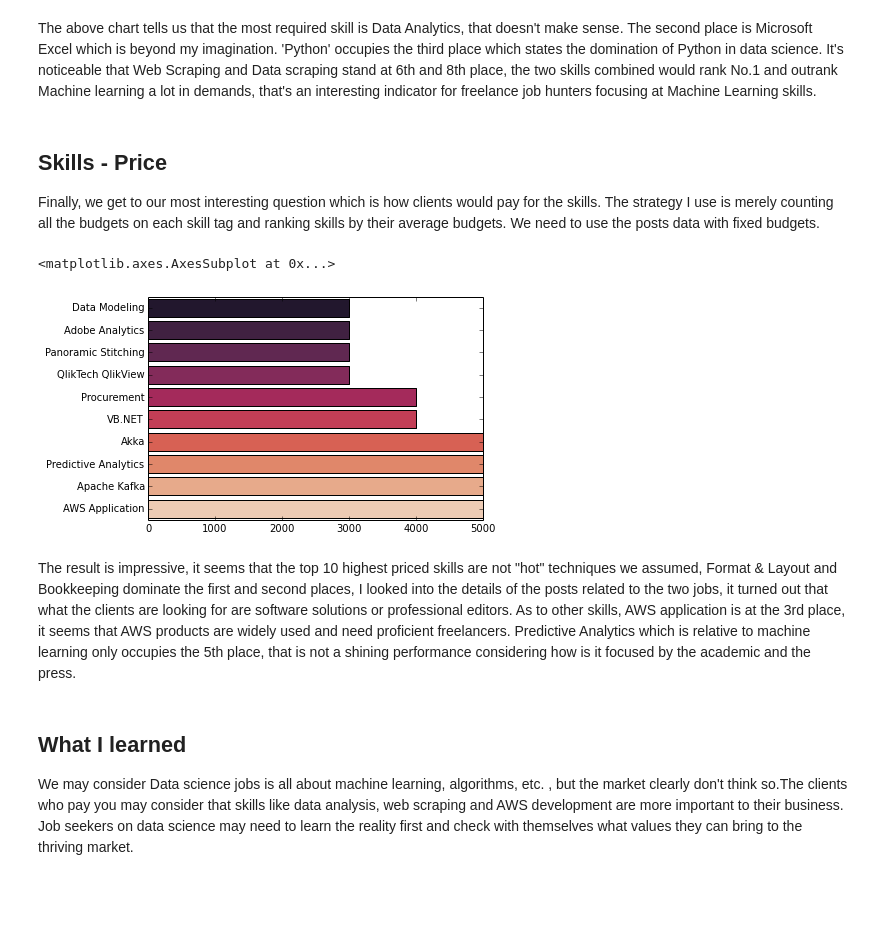
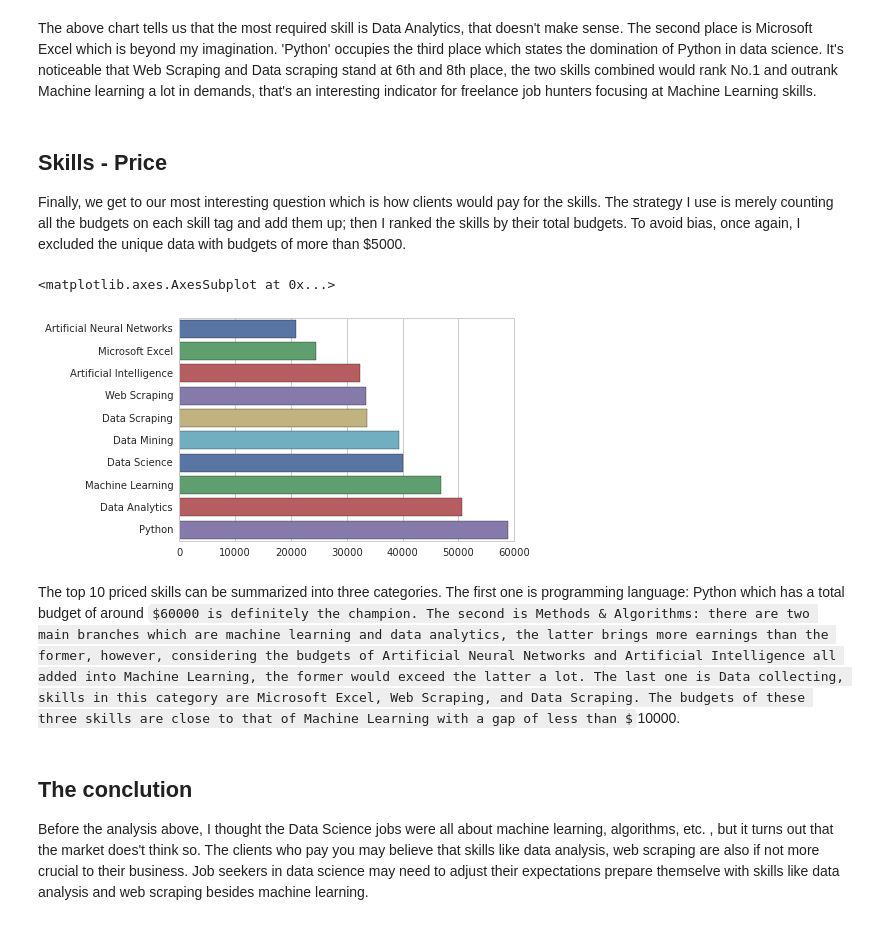
Before and after one commit to niuguy/portfolio, a Jupyter notebook: upwork_datascience_jobs.ipynb, the cells around one changed output. Cells and saved outputs as stored; diff of their text form; code cells hidden in the pictures; some formulas as TeX source; blank space fills up the shorter version.

```diff
--- a/upwork_datascience_jobs.ipynb
+++ b/upwork_datascience_jobs.ipynb
@@ -130,37 +130,31 @@ The above chart tells us that the most required skill is Data Analytics, that do
 # %% [markdown]
 ## Skills - Price
 
-Finally, we get to our most interesting question which is how clients would pay for the skills. The strategy I use is merely counting all the budgets on each skill tag and ranking skills by their average budgets. We need to use the posts data with fixed budgets.
+Finally, we get to our most interesting question which is how clients would pay for the skills. The strategy I use is merely counting all the budgets on each skill tag and add them up; then I ranked the skills by their total budgets. To avoid bias, once again, I excluded the unique data with budgets of more than $5000.
 # %%
 skill_price = {} # skill:[totalpay, count]
 for index, row in budget_normal.iterrows():
     skills =json.loads(row['skill'])
     row['sill'] = [lambda sk:sk['skill'], skills]
     for sk in skills:
         skill = sk['skill']
         if skill in skill_price:
-            skill_price[skill][0] += row['payment']
-            skill_price[skill][1] += 1
+            skill_price[skill] += row['payment']
         else:
-            skill_price[skill] = [row['payment'], 1]
-
-#average
-skill_price_averaged = {}
-for k in skill_price.keys():
-    skill_price_averaged[k] = skill_price[k][0]/skill_price[k][1]
+            skill_price[skill] = row['payment']
 
 
-sorted_skill_price = sorted(skill_price_averaged.items(), key=lambda x:x[1])
+sns.set(style="whitegrid")
+sorted_skill_price = sorted(skill_price.items(), key=lambda x:x[1])
 top_price_skills = zip(*sorted_skill_price[-10:])[0]
 top_price_skills_price = zip(*sorted_skill_price[-10:])[1]
-sns.barplot(x=list(top_price_skills_price), y=list(top_price_skills), palette="rocket")
+sns.barplot(x=list(top_price_skills_price), y=list(top_price_skills), palette="deep")
 # %% [output]
 <matplotlib.axes.AxesSubplot at 0x...>
-[figure, old version]
+[figure, new version]
-# %% [markdown]
-The result is impressive, it seems that the top 10 highest priced skills are not "hot" techniques we assumed, Format & Layout and Bookkeeping dominate the first and second places, I looked into the details of the posts related to the two jobs, it turned out that what the clients are looking for are software solutions or professional editors.
-As to other skills, AWS application is at the 3rd place, it seems that AWS products are widely used and need proficient freelancers. Predictive Analytics which is relative to machine learning only occupies the 5th place, that is not a shining performance considering how is it focused by the academic and the press.
+# %% [markdown]
+The top 10 priced skills can be summarized into three categories. The first one is programming language: Python which has a total budget of around $60000 is definitely the champion. The second is Methods & Algorithms: there are two main branches which are machine learning and data analytics, the latter brings more earnings than the former, however, considering the budgets of Artificial Neural Networks and Artificial Intelligence all added into Machine Learning, the former would exceed the latter a lot. The last one is Data collecting, skills in this category are Microsoft Excel, Web Scraping, and Data Scraping. The budgets of these three skills are close to that of Machine Learning with a gap of less than $10000.
 # %% [markdown]
-## What I learned
+## The conclution
 
-We may consider Data science jobs is all about machine learning, algorithms, etc. , but the market clearly don't think so.The clients who pay you may consider that skills like data analysis, web scraping and AWS development are more important to their business. Job seekers on data science may need to learn the reality first and check with themselves what values they can bring to the thriving market.
+Before the analysis above, I thought the Data Science jobs were all about machine learning, algorithms, etc. , but it turns out that the market does't think so. The clients who pay you may believe that skills like data analysis, web scraping are also if not more crucial to their business. Job seekers in data science may need to adjust their expectations prepare themselve with skills like data analysis and web scraping besides machine learning.
```
Also changed, not shown: parts of 4 cells of this notebook.
